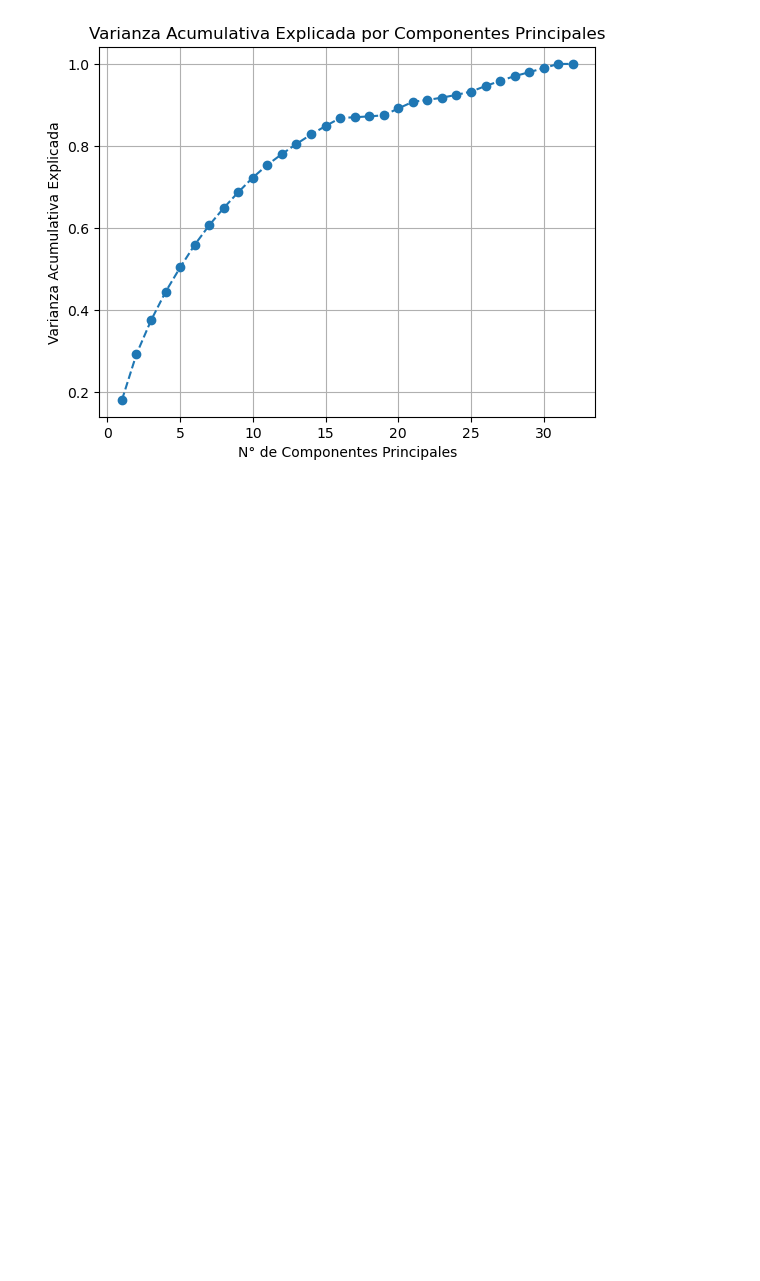
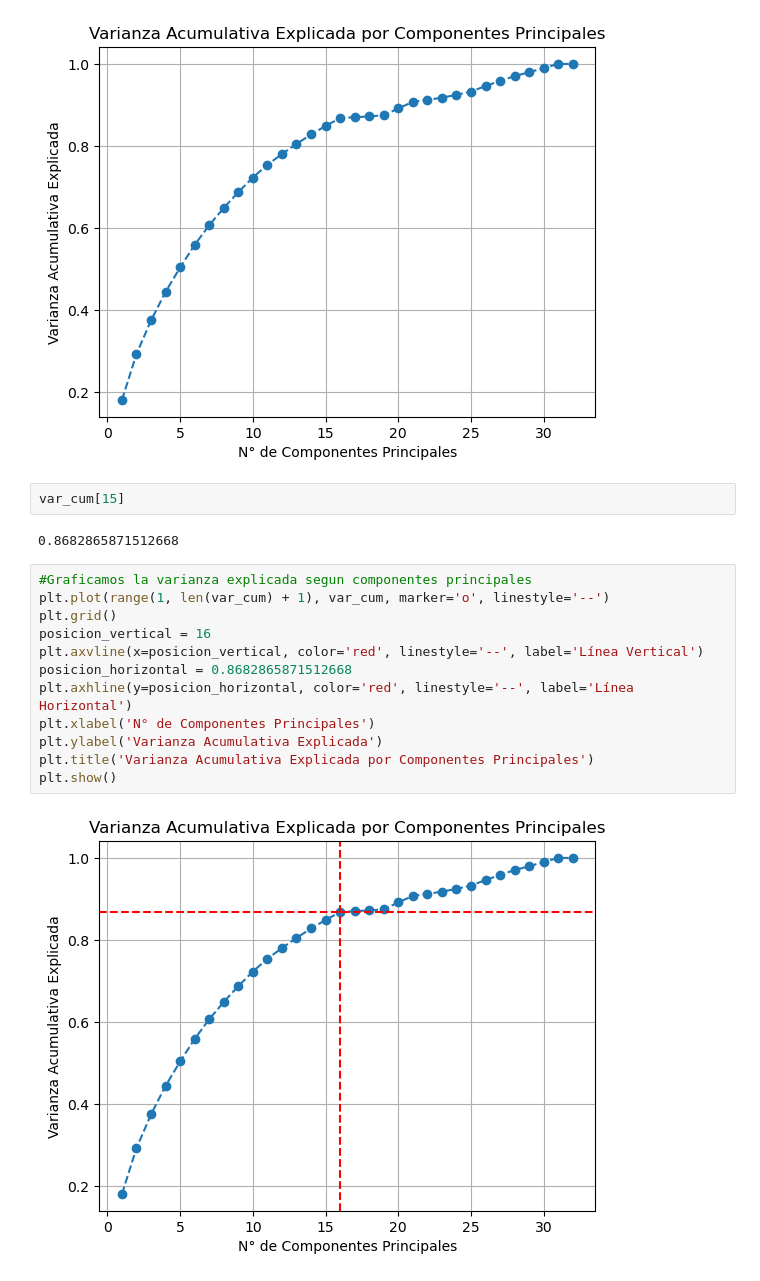
Before and after one commit to bfonsecal/MACHINE-LEARNING, a Jupyter notebook: Pokemon.ipynb, the cells around one changed output. Cells and saved outputs as stored; diff of their text form; blank space fills up the shorter version.

```diff
--- a/Pokemon.ipynb
+++ b/Pokemon.ipynb
@@ -489,3 +485,21 @@ plt.title('Varianza Acumulativa Explicada por Componentes Principales')
 plt.show()
 # %% [output]
 [figure]
+# %%
+var_cum[15]
+# %% [output]
+0.8682865871512668
+# %%
+#Graficamos la varianza explicada segun componentes principales
+plt.plot(range(1, len(var_cum) + 1), var_cum, marker='o', linestyle='--')
+plt.grid()
+posicion_vertical = 16
+plt.axvline(x=posicion_vertical, color='red', linestyle='--', label='Línea Vertical')
+posicion_horizontal = 0.8682865871512668
+plt.axhline(y=posicion_horizontal, color='red', linestyle='--', label='Línea Horizontal')
+plt.xlabel('N° de Componentes Principales')
+plt.ylabel('Varianza Acumulativa Explicada')
+plt.title('Varianza Acumulativa Explicada por Componentes Principales')
+plt.show()
+# %% [output]
+[figure, added]
```
Also changed, not shown: parts of 11 cells of this notebook.
